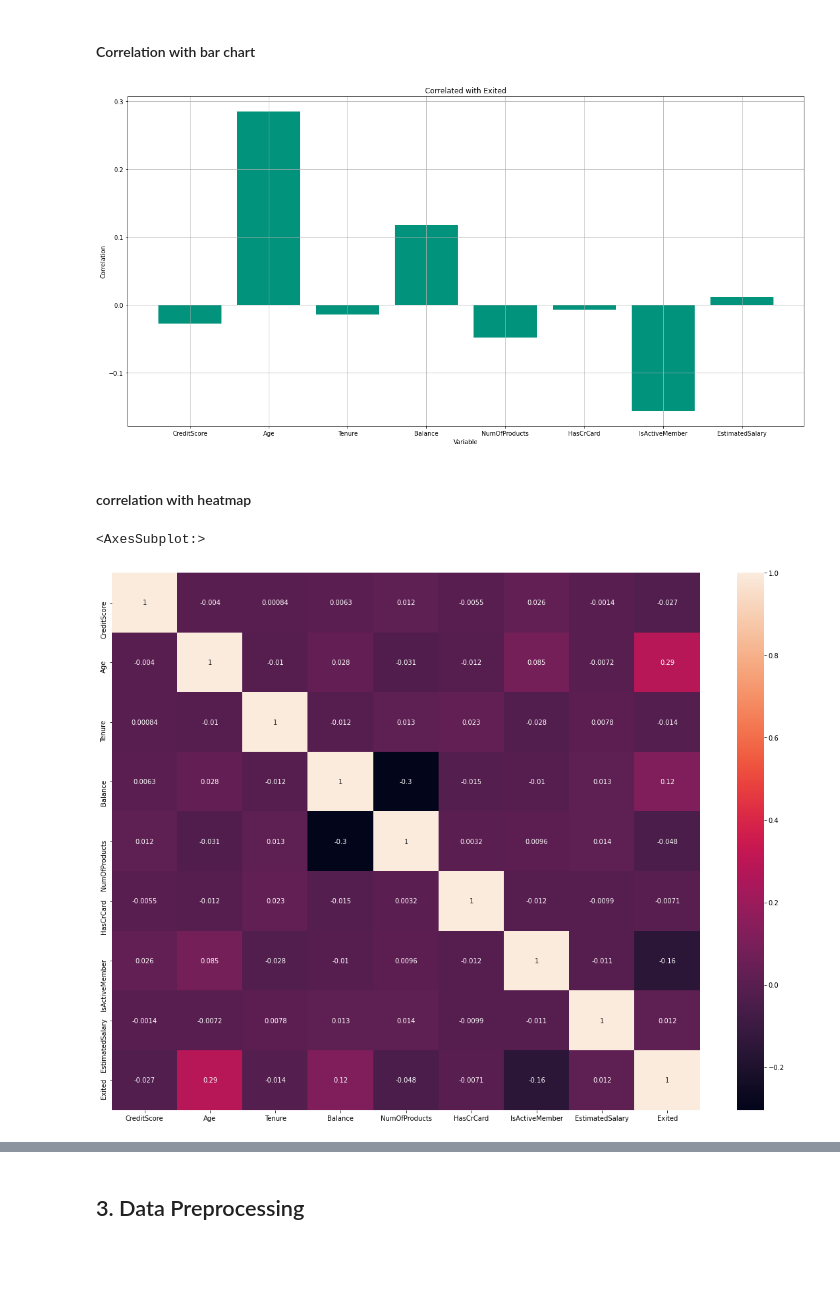
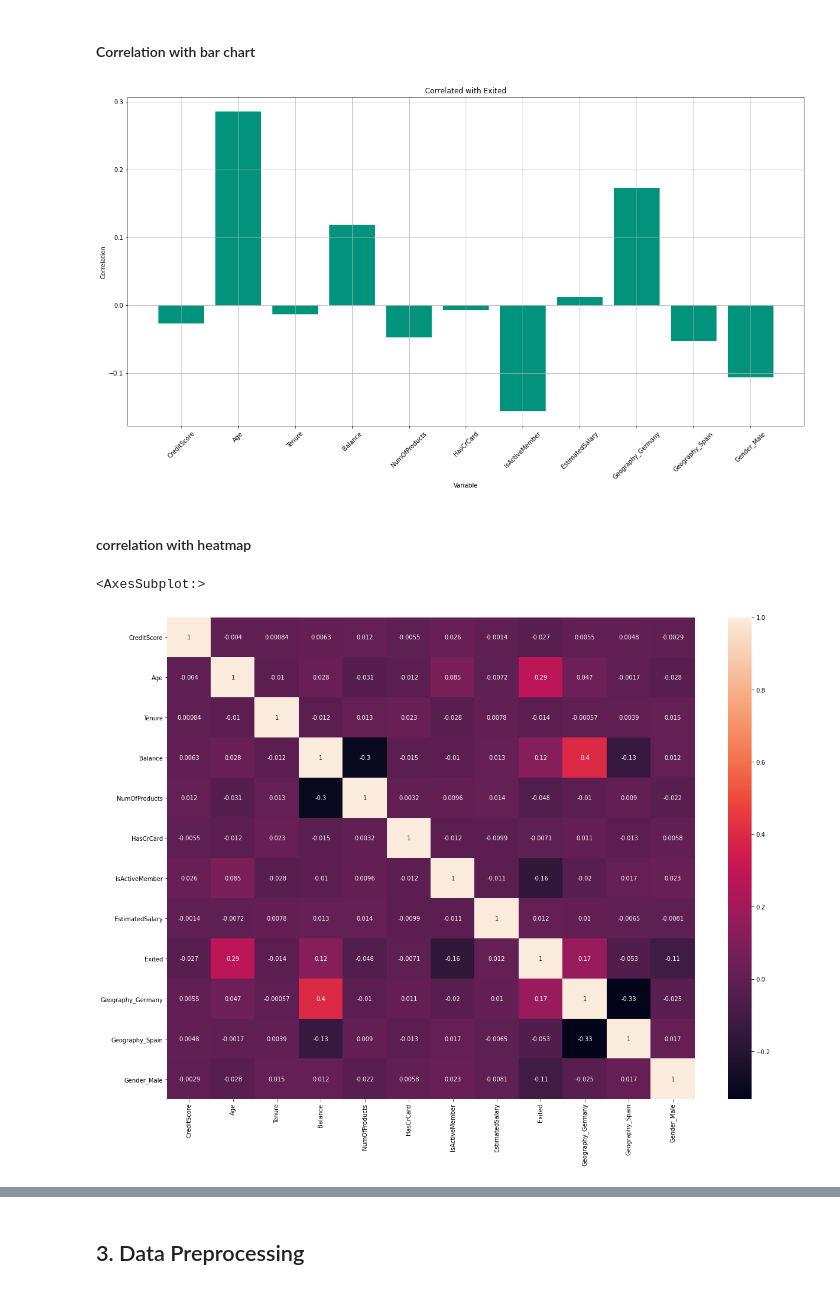
Before and after one commit to fatihdq/Customer-churn-prediction, a Jupyter notebook: bank_customers_churn_prediction.ipynb, the cells around one changed output, grey strips where cells are left out. Cells and saved outputs as stored; diff of their text form; code cells hidden in the pictures; blank space fills up the shorter version.

```diff
--- a/bank_customers_churn_prediction.ipynb
+++ b/bank_customers_churn_prediction.ipynb
@@ -399,22 +395,26 @@ Berdasarkan hasil dari bivariate analysis diatas menujukan bahwa
 Multivariate analysis merupakan analisis yang bertujuan untuk mengetahui hubungan lebih dari 2 variabel. Pada tahap analisis ini kita akan melihat nilai korelasi dari setiap dependent variable dengan independent variable
 # %% [markdown]
 #### Correlation of numerical variable
+# %%
+data_cor =  pd.get_dummies(dataset2,drop_first=True)
 # %%
-corr = dataset2.corr()
+corr = data_cor.corr()
 # %% [markdown]
 #### Correlation with bar chart
 # %%
+corr0 = corr.drop(index=['Exited'])[['Exited']]
 fig,ax = plt.subplots(figsize=(20,10))
-ax.bar(corr.columns[:-1],corr.iloc[-1,:-1].values,color='#01937C')
+ax.bar(corr0.index[:],corr0.iloc[:,0].values,color='#01937C')
 
 
 plt.title("Correlated with Exited")
 plt.xlabel("Variable")
 plt.ylabel("Correlation")
+plt.xticks(rotation=45)
 plt.grid(True)
 plt.show()
 # %% [output]
-[figure, old version]
+[figure, new version]
 # %% [markdown]
 #### correlation with heatmap
 # %%
@@ -422,5 +422,5 @@ plt.figure(figsize=(20,15))
 sns.heatmap(corr, annot=True)
 # %% [output]
 <AxesSubplot:>
-[figure, old version]
+[figure, new version]
 # %% [markdown]
```
Also changed, not shown: parts of 69 cells of this notebook, 9 other files.
